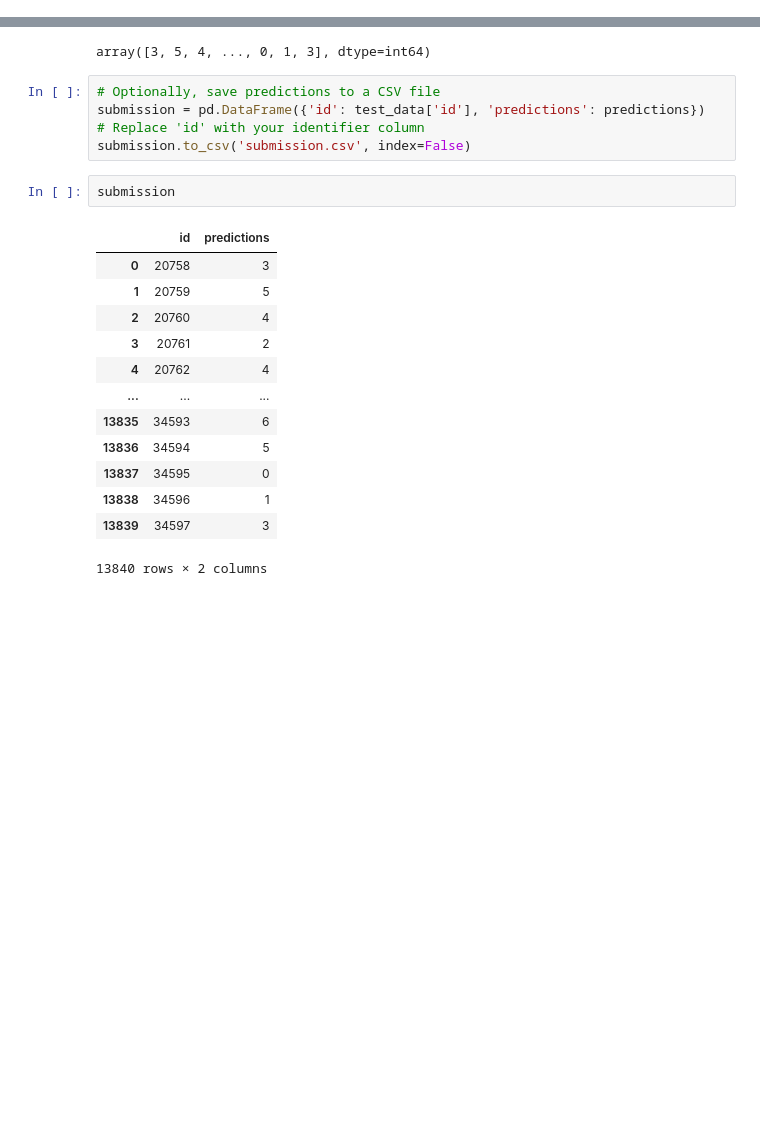
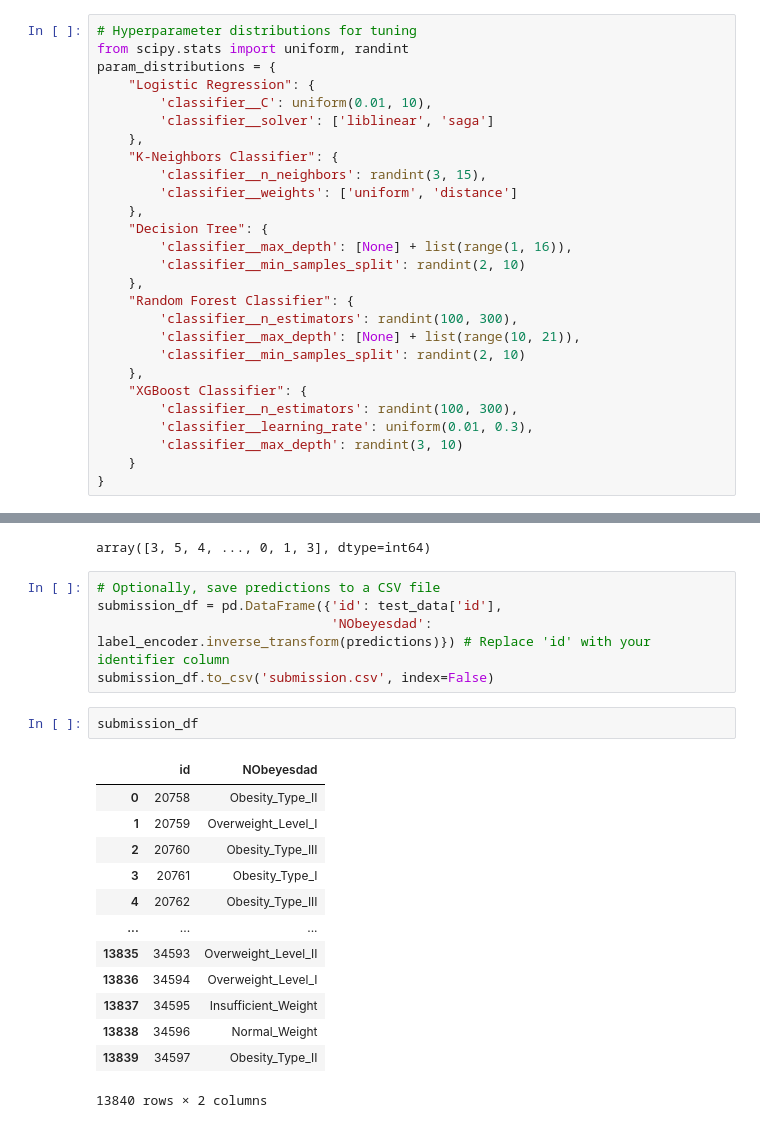
Before and after one commit to sandeepbandi924/PROJECTS, a Jupyter notebook: Obesity/sumath1_obese.ipynb, the cells around one changed output, grey strips where cells are left out. Saved outputs shown, nothing was run; the diff lists cells and outputs as text; blank space fills up the shorter version.

```diff
--- a/Obesity/sumath1_obese.ipynb
+++ b/Obesity/sumath1_obese.ipynb
@@ -222,0 +260,27 @@ models = {
+# %%
+# Hyperparameter distributions for tuning
+from scipy.stats import uniform, randint
+param_distributions = {
+    "Logistic Regression": {
+        'classifier__C': uniform(0.01, 10),
+        'classifier__solver': ['liblinear', 'saga']
+    },
+    "K-Neighbors Classifier": {
+        'classifier__n_neighbors': randint(3, 15),
+        'classifier__weights': ['uniform', 'distance']
+    },
+    "Decision Tree": {
+        'classifier__max_depth': [None] + list(range(1, 16)),
+        'classifier__min_samples_split': randint(2, 10)
+    },
+    "Random Forest Classifier": {
+        'classifier__n_estimators': randint(100, 300),
+        'classifier__max_depth': [None] + list(range(10, 21)),
+        'classifier__min_samples_split': randint(2, 10)
+    },
+    "XGBoost Classifier": {
+        'classifier__n_estimators': randint(100, 300),
+        'classifier__learning_rate': uniform(0.01, 0.3),
+        'classifier__max_depth': randint(3, 10)
+    }
+}
@@ -290,21 +401,22 @@ predictions
 array([3, 5, 4, ..., 0, 1, 3], dtype=int64)
 # %%
 # Optionally, save predictions to a CSV file
-submission = pd.DataFrame({'id': test_data['id'], 'predictions': predictions})  # Replace 'id' with your identifier column
-submission.to_csv('submission.csv', index=False)
+submission_df = pd.DataFrame({'id': test_data['id'],
+                              'NObeyesdad': label_encoder.inverse_transform(predictions)}) # Replace 'id' with your identifier column
+submission_df.to_csv('submission.csv', index=False)
-# %%
-submission
-# %% [output]
-|  | id | predictions |
-| 0 | 20758 | 3 |
-| 1 | 20759 | 5 |
-| 2 | 20760 | 4 |
-| 3 | 20761 | 2 |
-| 4 | 20762 | 4 |
-| ... | ... | ... |
-| 13835 | 34593 | 6 |
-| 13836 | 34594 | 5 |
-| 13837 | 34595 | 0 |
-| 13838 | 34596 | 1 |
-| 13839 | 34597 | 3 |
-13840 rows × 2 columns
+# %%
+submission_df
+# %% [output]
+|  | id | NObeyesdad |
+| 0 | 20758 | Obesity_Type_II |
+| 1 | 20759 | Overweight_Level_I |
+| 2 | 20760 | Obesity_Type_III |
+| 3 | 20761 | Obesity_Type_I |
+| 4 | 20762 | Obesity_Type_III |
+| ... | ... | ... |
+| 13835 | 34593 | Overweight_Level_II |
+| 13836 | 34594 | Overweight_Level_I |
+| 13837 | 34595 | Insufficient_Weight |
+| 13838 | 34596 | Normal_Weight |
+| 13839 | 34597 | Obesity_Type_II |
+13840 rows × 2 columns
```
Also changed, not shown: parts of 7 cells of this notebook.
